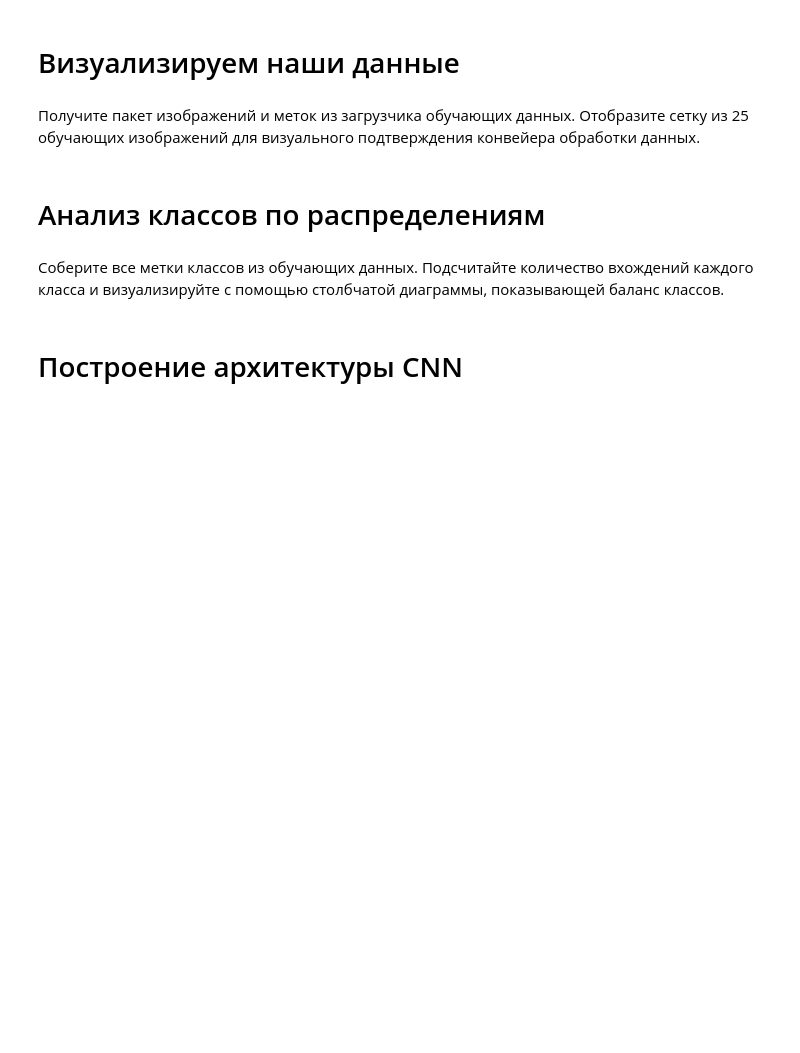
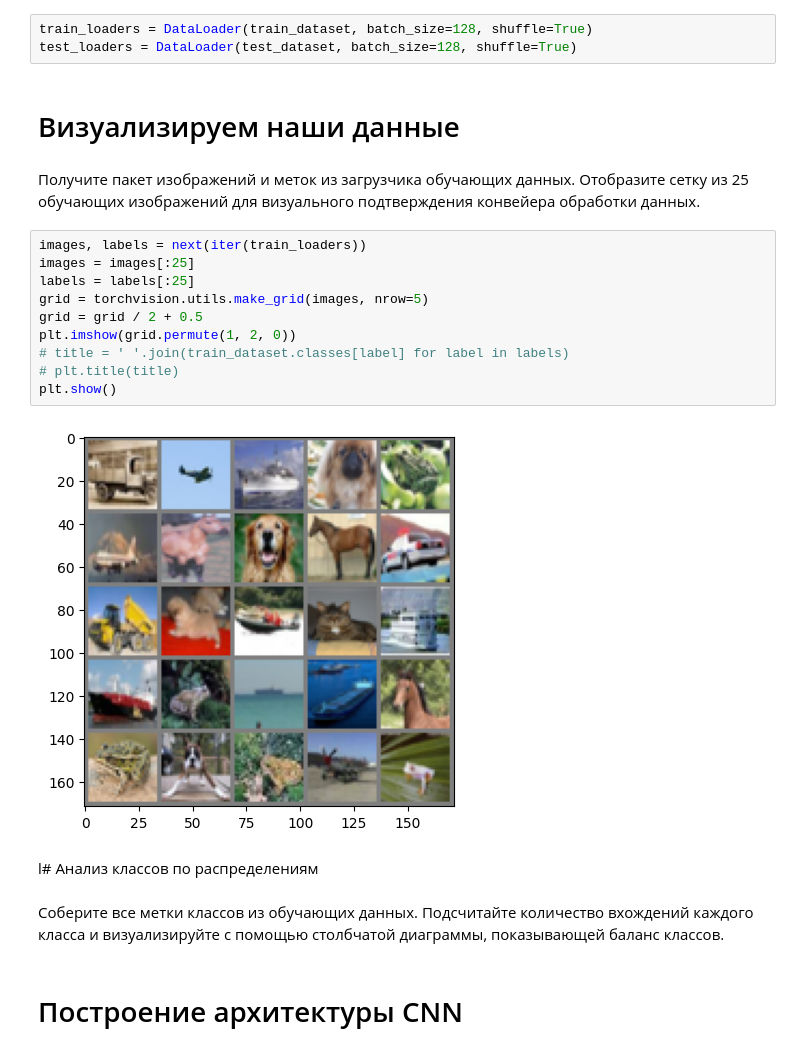
Before and after one commit to KrisTinaShch/TM_CNN, a Jupyter notebook: CIFAR_CNN.ipynb, the cells around one changed output. Drawn from its saved outputs; the diff is of its cells as text; blank space fills up the shorter version.

```diff
--- a/CIFAR_CNN.ipynb
+++ b/CIFAR_CNN.ipynb
@@ -43,9 +52,24 @@ train_loaders =
+# %%
+train_loaders = DataLoader(train_dataset, batch_size=128, shuffle=True)
+test_loaders = DataLoader(test_dataset, batch_size=128, shuffle=True)
 # %% [markdown]
 # Визуализируем наши данные
 # %% [markdown]
 Получите пакет изображений и меток из загрузчика обучающих данных.
 Отобразите сетку из 25 обучающих изображений для визуального подтверждения конвейера обработки данных.
+# %%
+images, labels = next(iter(train_loaders))
+images = images[:25]
+labels = labels[:25]
+grid = torchvision.utils.make_grid(images, nrow=5)
+grid = grid / 2 + 0.5
+plt.imshow(grid.permute(1, 2, 0))
+# title = ' '.join(train_dataset.classes[label] for label in labels)
+# plt.title(title)
+plt.show()
+# %% [output]
+[figure, added]
 # %% [markdown]
-# Анализ классов по распределениям
+l# Анализ классов по распределениям
 # %% [markdown]
 Соберите все метки классов из обучающих данных.
```
Also changed, not shown: parts of 4 cells of this notebook.
